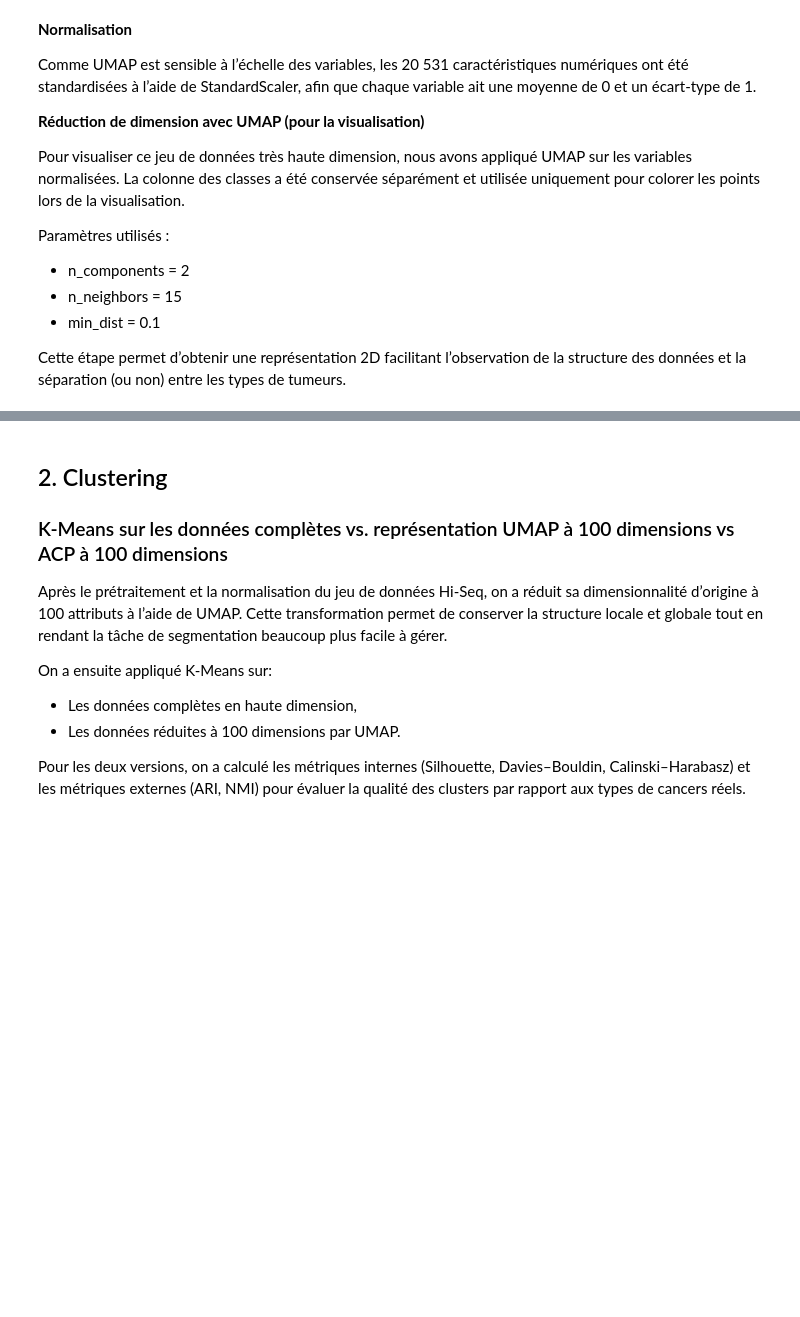
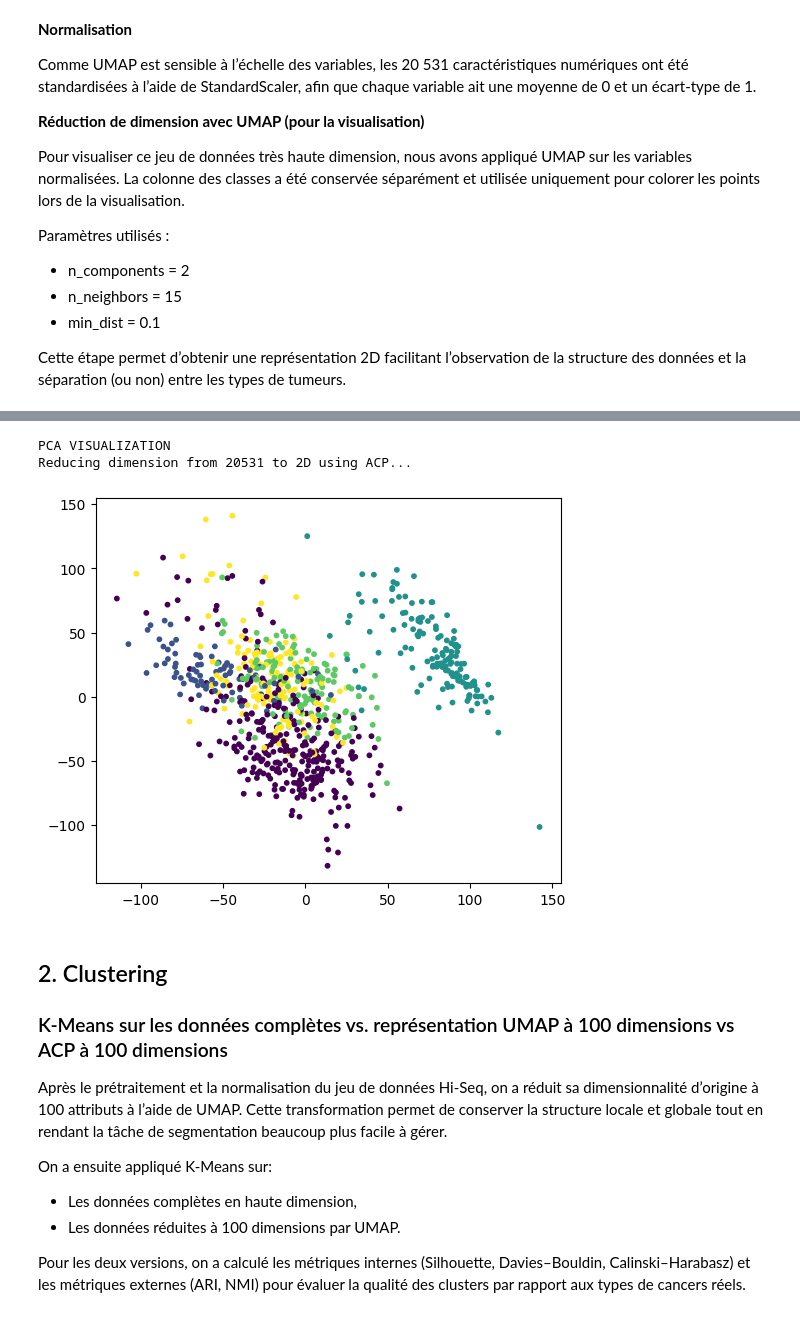
Before and after one commit to AnthonyGlaude/IFT599_TP1, a Jupyter notebook: main.ipynb, the cells around one changed output, grey strips where cells are left out. Cells and saved outputs as stored; diff of their text form; code cells hidden in the pictures; blank space fills up the shorter version.

```diff
--- a/main.ipynb
+++ b/main.ipynb
@@ -84,3 +82,13 @@ Reducing dimension to 2D using UMAP...
+# %%
+print("PCA VISUALIZATION")
+X_pca, pca = reduce_dimension_acp(hiseq_X_scaled, n_components=2)
+plt.figure(figsize=(6, 5))
+plt.scatter(X_pca[:,0], X_pca[:,1], c=hiseq_y["Class"].astype('category').cat.codes, s=10)
+plt.show()
+# %% [output]
+PCA VISUALIZATION
+Reducing dimension from 20531 to 2D using ACP...
+[figure, added]
 # %% [markdown]
 ## 2. Clustering
 
```
Also changed, not shown: parts of 9 cells of this notebook.
